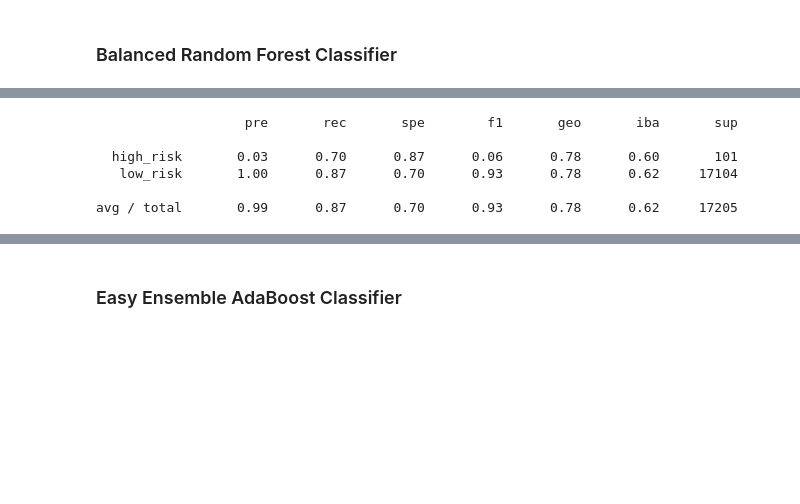
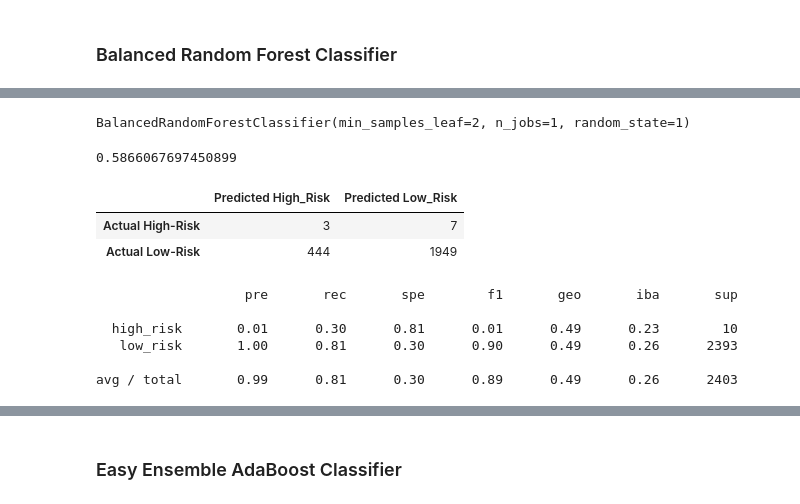
Before and after one commit to bduprel/Credit_Risk_Analysis, a Jupyter notebook: Challenge/credit_risk_ensemble.ipynb, the cells around one changed output, grey strips where cells are left out. Drawn from its saved outputs; the diff is of its cells as text; code cells hidden in the pictures; blank space fills up the shorter version.

```diff
--- a/Challenge/credit_risk_ensemble.ipynb
+++ b/Challenge/credit_risk_ensemble.ipynb
@@ -186,10 +174,47 @@ array([[   71,    30],
+# %%
+# Resample the training data with the BalancedRandomForestClassifier
+from imblearn.ensemble import BalancedRandomForestClassifier
+
+
+brf_model = BalancedRandomForestClassifier(bootstrap=True, class_weight=None,
+                criterion='gini', max_depth=None, max_features='auto',
+                max_leaf_nodes=None, min_impurity_decrease=0.0,
+                min_samples_leaf=2, min_samples_split=2,
+                min_weight_fraction_leaf=0.0, n_estimators=100, n_jobs=1,
+                oob_score=False, random_state=1, replacement=False,
+                sampling_strategy='auto', verbose=0, warm_start=False)
+brf_model.fit(X_train_scaled, y_train)
+# %% [output]
+BalancedRandomForestClassifier(min_samples_leaf=2, n_jobs=1, random_state=1)
+# %%
+# Calculated the balanced accuracy score
+from sklearn.metrics import accuracy_score
+
+predictions = brf_model.predict(X_test_scaled)
+
+balanced_accuracy_score(y_test, predictions)
+# %% [output]
+0.5866067697450899
+# %%
+# Display the confusion matrix
+from sklearn.metrics import confusion_matrix, classification_report
+
+matrix = confusion_matrix(y_test, predictions)
+cm_df = pd.DataFrame(
+    matrix, index=["Actual High-Risk", "Actual Low-Risk"], columns=["Predicted High_Risk", "Predicted Low_Risk"])
+cm_df
+# %% [output]
+|  | Predicted High_Risk | Predicted Low_Risk |
+| Actual High-Risk | 3 | 7 |
+| Actual Low-Risk | 444 | 1949 |
 # %%
 # Print the imbalanced classification report
-# YOUR CODE HERE
+from imblearn.metrics import classification_report_imbalanced
+print(classification_report_imbalanced(y_test, predictions))
 # %% [output]
                    pre       rec       spe        f1       geo       iba       sup
 
-  high_risk       0.03      0.70      0.87      0.06      0.78      0.60       101
-   low_risk       1.00      0.87      0.70      0.93      0.78      0.62     17104
+  high_risk       0.01      0.30      0.81      0.01      0.49      0.23        10
+   low_risk       1.00      0.81      0.30      0.90      0.49      0.26      2393
 
-avg / total       0.99      0.87      0.70      0.93      0.78      0.62     17205
+avg / total       0.99      0.81      0.30      0.89      0.49      0.26      2403
```
Also changed, not shown: parts of 19 cells of this notebook, 1 other file.
